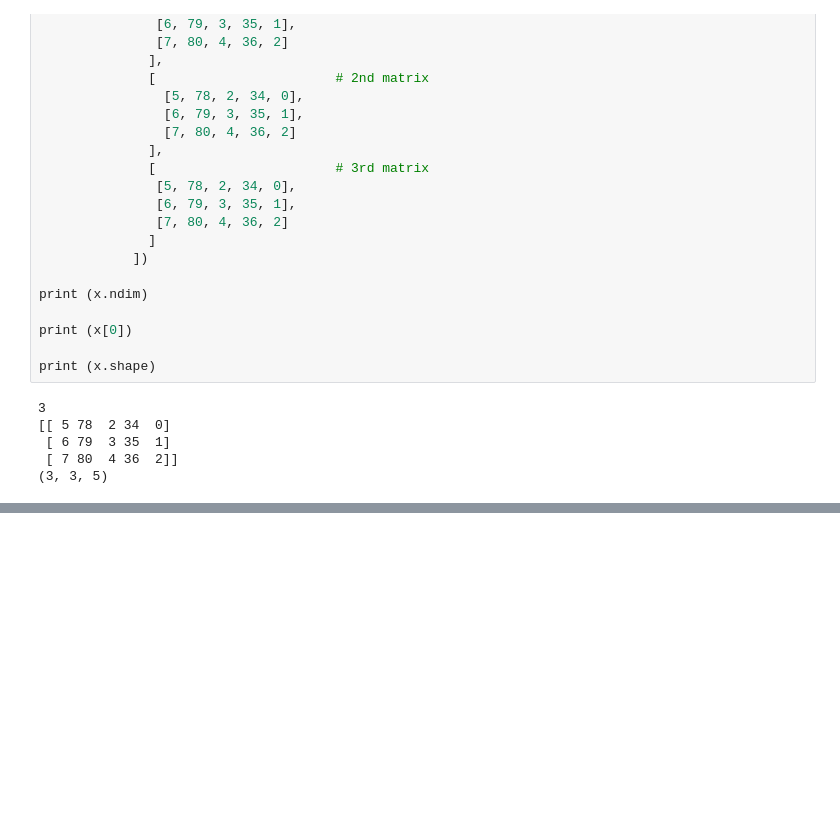
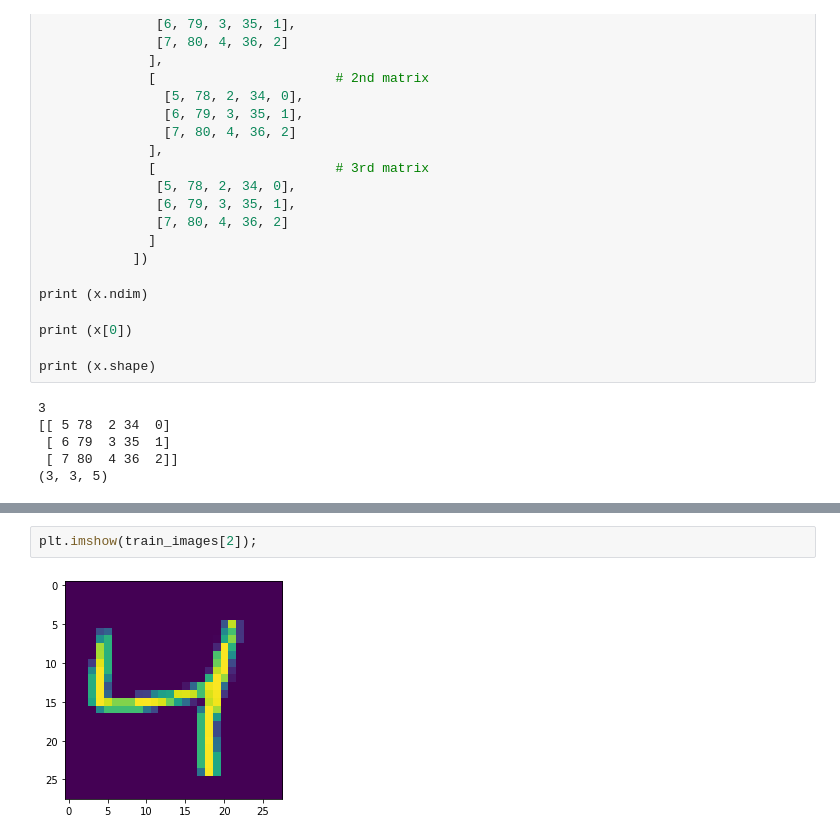
Before and after one commit to ShaunakSen/Deep-Learning, a Jupyter notebook: Ch_01_&_02_Deep_Learning_With_Python_Chollet_.ipynb, the cells around one changed output, grey strips where cells are left out. Cells and saved outputs as stored; diff of their text form; blank space fills up the shorter version.

```diff
--- a/Ch_01_&_02_Deep_Learning_With_Python_Chollet_.ipynb
+++ b/Ch_01_&_02_Deep_Learning_With_Python_Chollet_.ipynb
@@ -288,0 +345,4 @@ with a single element, such as (5,), whereas a scalar has an empty shape, ().
+# %%
+plt.imshow(train_images[2]);
+# %% [output]
+[figure, added]
```
Also changed, not shown: parts of 13 cells of this notebook.
